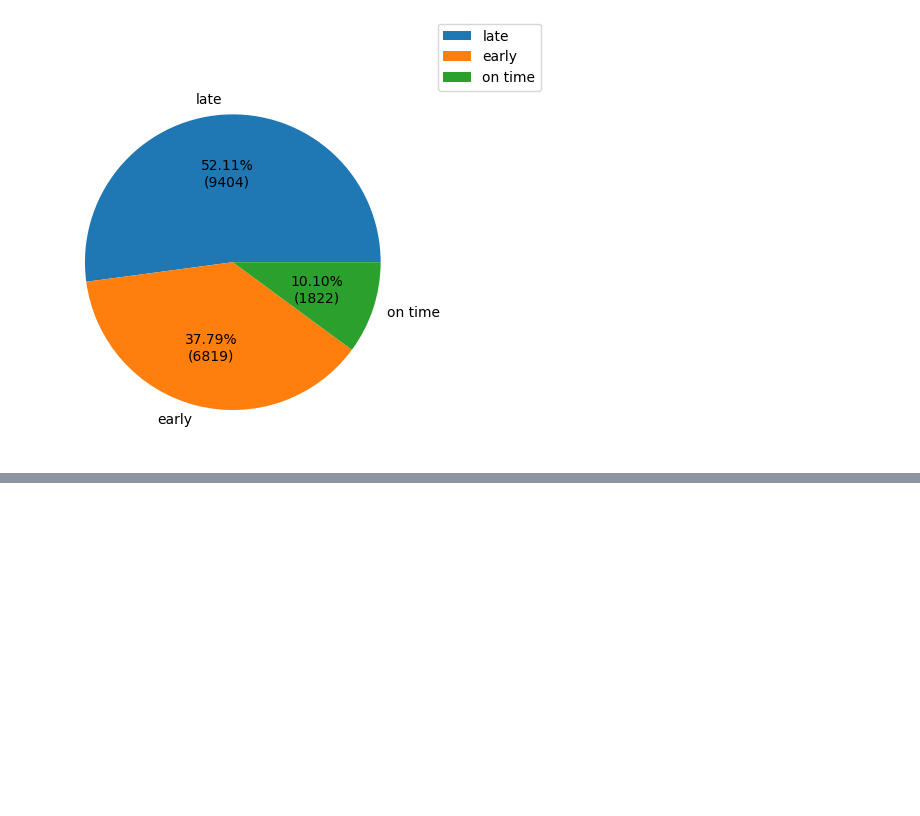
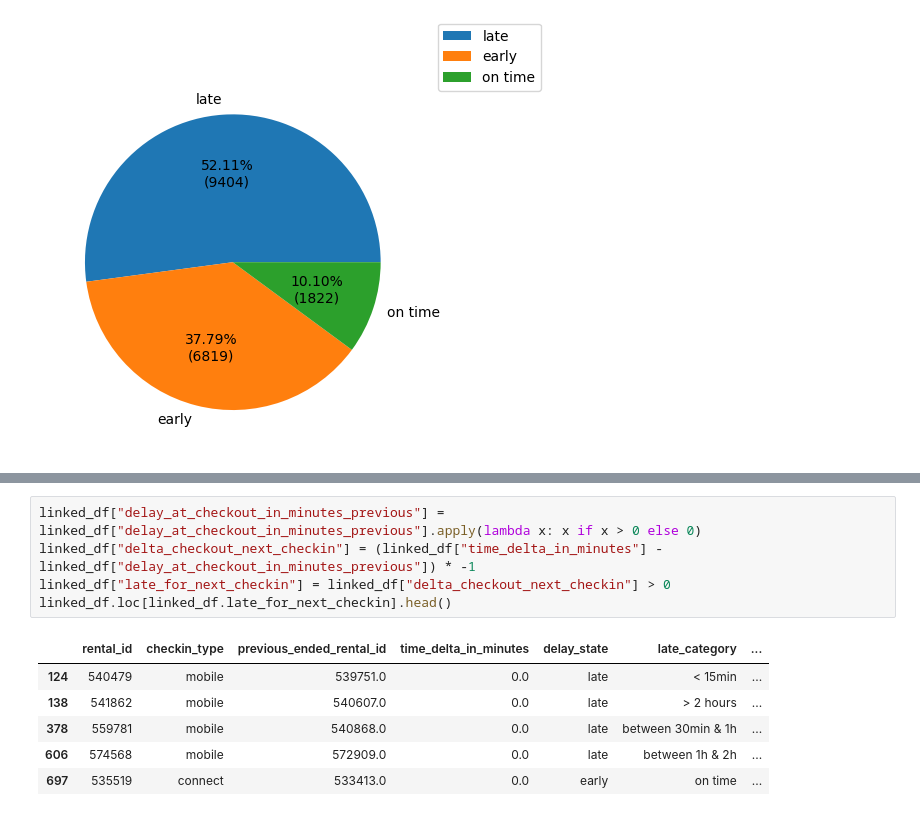
Before and after one commit to TheoGuil/jedha_projects, a Jupyter notebook: Deployment/study.ipynb, the cells around one changed output, grey strips where cells are left out. Drawn from its saved outputs; the diff is of its cells as text; blank space fills up the shorter version.

```diff
--- a/Deployment/study.ipynb
+++ b/Deployment/study.ipynb
@@ -84,0 +148,12 @@ px.histogram(
+# %%
+linked_df["delay_at_checkout_in_minutes_previous"] = linked_df["delay_at_checkout_in_minutes_previous"].apply(lambda x: x if x > 0 else 0)
+linked_df["delta_checkout_next_checkin"] = (linked_df["time_delta_in_minutes"] - linked_df["delay_at_checkout_in_minutes_previous"]) * -1
+linked_df["late_for_next_checkin"] = linked_df["delta_checkout_next_checkin"] > 0
+linked_df.loc[linked_df.late_for_next_checkin].head()
+# %% [output]
+|  | rental_id | checkin_type | previous_ended_rental_id | time_delta_in_minutes | delay_state | late_category | ... |
+| 124 | 540479 | mobile | 539751.0 | 0.0 | late | < 15min | ... |
+| 138 | 541862 | mobile | 540607.0 | 0.0 | late | > 2 hours | ... |
+| 378 | 559781 | mobile | 540868.0 | 0.0 | late | between 30min & 1h | ... |
+| 606 | 574568 | mobile | 572909.0 | 0.0 | late | between 1h & 2h | ... |
+| 697 | 535519 | connect | 533413.0 | 0.0 | early | on time | ... |
```
Also changed, not shown: parts of 13 cells of this notebook.
